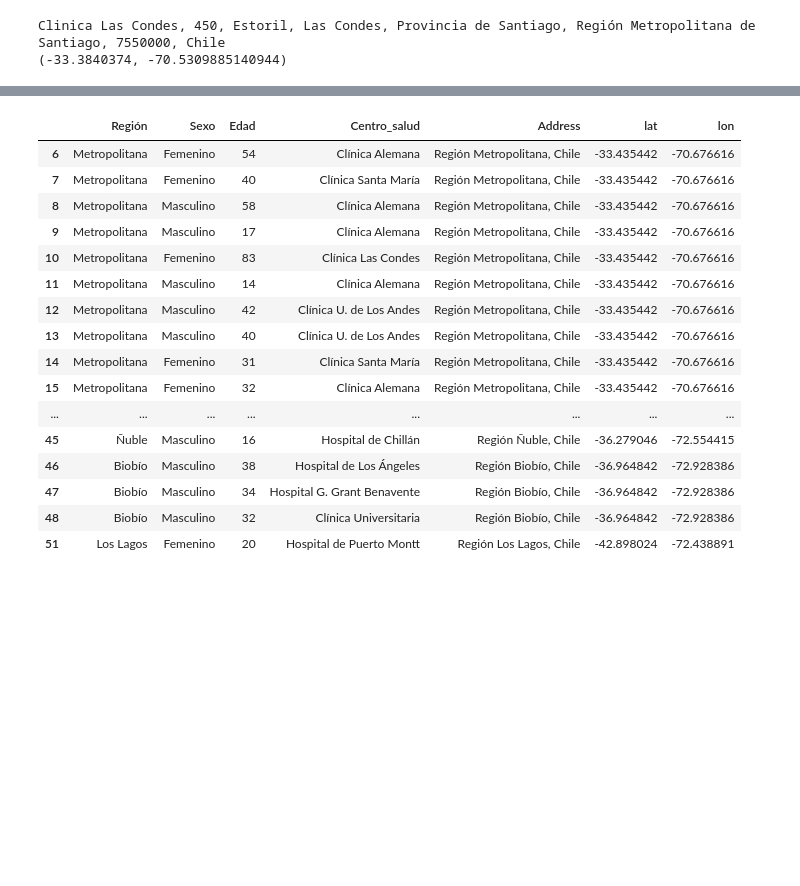
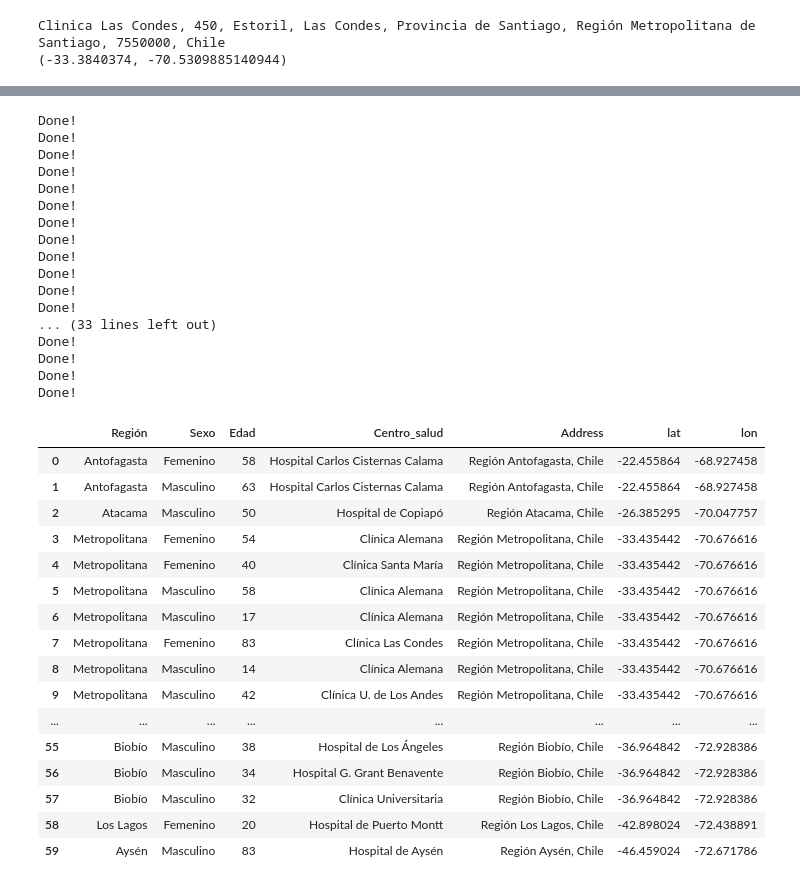
Before and after one commit to demm94/Covid19-CL, a Jupyter notebook: Covid19 Chile Map (Scraping Minsal).ipynb, the cells around one changed output, grey strips where cells are left out. Cells and saved outputs as stored; diff of their text form; code cells hidden in the pictures; blank space fills up the shorter version.

```diff
--- a/Covid19 Chile Map (Scraping Minsal).ipynb
+++ b/Covid19 Chile Map (Scraping Minsal).ipynb
@@ -65,0 +41,3 @@ df = pd.DataFrame(regiones, columns=['Región', 'Sexo', 'Edad', 'Centro_salud'])
+# %%
+df = df1[0]
+len(df.index)
@@ -65,0 +46,7 @@ df = pd.DataFrame(regiones, columns=['Región', 'Sexo', 'Edad', 'Centro_salud'])
+# %%
+#Seteo columnas del DataFrame, se elimina la primera y última fila, por último se elimina la columna 'Casos confirmados'
+df.columns = df.iloc[0].values
+df = df.drop([0,len(df.index)-1]).reset_index(drop=True)
+df = df.drop(['Casos confirmados'], axis=1)
+df=df.rename(columns = {'Centro de salud':'Centro_salud'})
+df.columns
@@ -66,6 +55,11 @@ df = pd.DataFrame(regiones, columns=['Región', 'Sexo', 'Edad', 'Centro_salud'])
+# %%
+#Se normaliza la columna sexo y Centro_salud, por último se reemplazan por valores que lo preceden
+df['Sexo'] = df['Sexo'].str.replace('Fememino','Femenino')
+df['Centro_salud'] = df['Centro_salud'].str.replace('\r',' ')
+df = df.fillna(method='ffill')
 # %%
-#Se eliminan las tuplas que contienen NaN
-df = df.dropna()
+#Se eliminan filas que no tengan edad
+df = df[df["Edad"]!='—'].reset_index(drop=True)
 # %%
 #Se transforma el formato de la columna Edad, de String a Entero
 df['Edad'] = df['Edad'].astype(str).astype(int)
@@ -136,16 +135,17 @@ print((location.latitude, location.longitude))
 Clinica Las Condes, 450, Estoril, Las Condes, Provincia de Santiago, Región Metropolitana de Santiago, 7550000, Chile
 (-33.3840374, -70.5309885140944)
 # %%
-from geopy.extra.rate_limiter import RateLimiter
-
+geocode = RateLimiter(geolocator.geocode, min_delay_seconds=2)
+print(geocode("Clínica Las Condes, Región Metropolitana, Chile"))
 df_loc = df
 df_loc['Address'] = 'Región ' + df_loc['Región'] + ', Chile'
 lat = []
 lon = []
 for index, row in df_loc.iterrows():
-    location = geolocator.geocode(row['Address'])
+    location = geocode(row['Address'])
     lat.append(location.latitude)
     lon.append(location.longitude)
+    print('Done!')
 df_loc['lat'] = lat
 df_loc['lon'] = lon
 df_loc
@@ -153,20 +182,37 @@ df_loc
+Done!
+Done!
+Done!
+Done!
+Done!
+Done!
+Done!
+Done!
+Done!
+Done!
+Done!
+Done!
+... (33 lines left out)
+Done!
+Done!
+Done!
+Done!
 |  | Región | Sexo | Edad | Centro_salud | Address | lat | lon |
-| 6 | Metropolitana | Femenino | 54 | Clínica Alemana | Región Metropolitana, Chile | -33.435442 | -70.676616 |
-| 7 | Metropolitana | Femenino | 40 | Clínica Santa María | Región Metropolitana, Chile | -33.435442 | -70.676616 |
-| 8 | Metropolitana | Masculino | 58 | Clínica Alemana | Región Metropolitana, Chile | -33.435442 | -70.676616 |
-| 9 | Metropolitana | Masculino | 17 | Clínica Alemana | Región Metropolitana, Chile | -33.435442 | -70.676616 |
-| 10 | Metropolitana | Femenino | 83 | Clínica Las Condes | Región Metropolitana, Chile | -33.435442 | -70.676616 |
-| 11 | Metropolitana | Masculino | 14 | Clínica Alemana | Región Metropolitana, Chile | -33.435442 | -70.676616 |
-| 12 | Metropolitana | Masculino | 42 | Clínica U. de Los Andes | Región Metropolitana, Chile | -33.435442 | -70.676616 |
-| 13 | Metropolitana | Masculino | 40 | Clínica U. de Los Andes | Región Metropolitana, Chile | -33.435442 | -70.676616 |
-| 14 | Metropolitana | Femenino | 31 | Clínica Santa María | Región Metropolitana, Chile | -33.435442 | -70.676616 |
-| 15 | Metropolitana | Femenino | 32 | Clínica Alemana | Región Metropolitana, Chile | -33.435442 | -70.676616 |
+| 0 | Antofagasta | Femenino | 58 | Hospital Carlos Cisternas Calama | Región Antofagasta, Chile | -22.455864 | -68.927458 |
+| 1 | Antofagasta | Masculino | 63 | Hospital Carlos Cisternas Calama | Región Antofagasta, Chile | -22.455864 | -68.927458 |
+| 2 | Atacama | Masculino | 50 | Hospital de Copiapó | Región Atacama, Chile | -26.385295 | -70.047757 |
+| 3 | Metropolitana | Femenino | 54 | Clínica Alemana | Región Metropolitana, Chile | -33.435442 | -70.676616 |
+| 4 | Metropolitana | Femenino | 40 | Clínica Santa María | Región Metropolitana, Chile | -33.435442 | -70.676616 |
+| 5 | Metropolitana | Masculino | 58 | Clínica Alemana | Región Metropolitana, Chile | -33.435442 | -70.676616 |
+| 6 | Metropolitana | Masculino | 17 | Clínica Alemana | Región Metropolitana, Chile | -33.435442 | -70.676616 |
+| 7 | Metropolitana | Femenino | 83 | Clínica Las Condes | Región Metropolitana, Chile | -33.435442 | -70.676616 |
+| 8 | Metropolitana | Masculino | 14 | Clínica Alemana | Región Metropolitana, Chile | -33.435442 | -70.676616 |
+| 9 | Metropolitana | Masculino | 42 | Clínica U. de Los Andes | Región Metropolitana, Chile | -33.435442 | -70.676616 |
 | ... | ... | ... | ... | ... | ... | ... | ... |
-| 45 | Ñuble | Masculino | 16 | Hospital de Chillán | Región Ñuble, Chile | -36.279046 | -72.554415 |
-| 46 | Biobío | Masculino | 38 | Hospital de Los Ángeles | Región Biobío, Chile | -36.964842 | -72.928386 |
-| 47 | Biobío | Masculino | 34 | Hospital G. Grant Benavente | Región Biobío, Chile | -36.964842 | -72.928386 |
-| 48 | Biobío | Masculino | 32 | Clínica Universitaria | Región Biobío, Chile | -36.964842 | -72.928386 |
-| 51 | Los Lagos | Femenino | 20 | Hospital de Puerto Montt | Región Los Lagos, Chile | -42.898024 | -72.438891 |
+| 55 | Biobío | Masculino | 38 | Hospital de Los Ángeles | Región Biobío, Chile | -36.964842 | -72.928386 |
+| 56 | Biobío | Masculino | 34 | Hospital G. Grant Benavente | Región Biobío, Chile | -36.964842 | -72.928386 |
+| 57 | Biobío | Masculino | 32 | Clínica Universitaria | Región Biobío, Chile | -36.964842 | -72.928386 |
+| 58 | Los Lagos | Femenino | 20 | Hospital de Puerto Montt | Región Los Lagos, Chile | -42.898024 | -72.438891 |
+| 59 | Aysén | Masculino | 83 | Hospital de Aysén | Región Aysén, Chile | -46.459024 | -72.671786 |
 # %%
 import folium
 from folium.plugins import MarkerCluster
```
Also changed, not shown: parts of 19 cells of this notebook, 3 other files.
